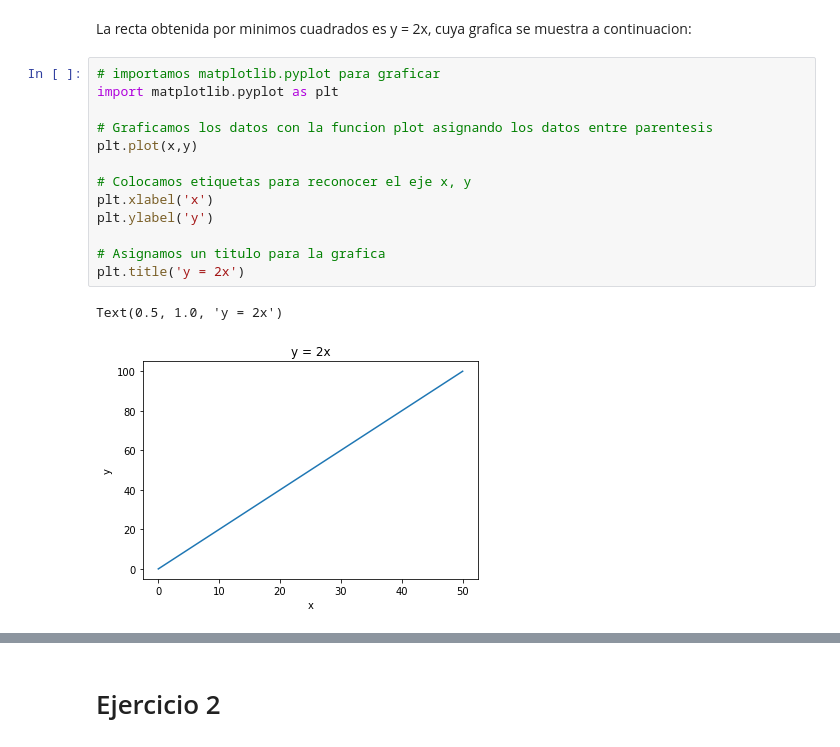
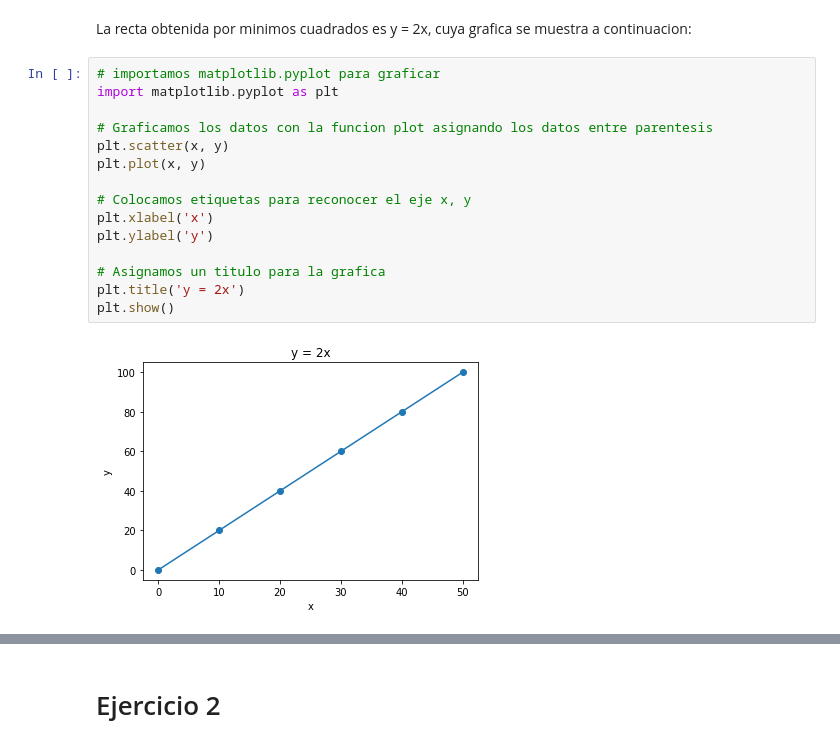
Before and after one commit to Ricardo-Gomez-4-113/Control-inteligente, a Jupyter notebook: Control_Inteligente.ipynb, the cells around one changed output, grey strips where cells are left out. Saved outputs shown, nothing was run; the diff lists cells and outputs as text.

```diff
--- a/Control_Inteligente.ipynb
+++ b/Control_Inteligente.ipynb
@@ -303,16 +307,17 @@ La recta obtenida por minimos cuadrados es y = 2x, cuya grafica se muestra a con
 # %%
 # importamos matplotlib.pyplot para graficar
 import matplotlib.pyplot as plt
 
 # Graficamos los datos con la funcion plot asignando los datos entre parentesis
-plt.plot(x,y)
+plt.scatter(x, y)
+plt.plot(x, y)
 
 # Colocamos etiquetas para reconocer el eje x, y
 plt.xlabel('x')
 plt.ylabel('y')
 
 # Asignamos un titulo para la grafica
 plt.title('y = 2x')
+plt.show()
 # %% [output]
-Text(0.5, 1.0, 'y = 2x')
-[figure, old version]
+[figure, new version]
```
Also changed, not shown: parts of 38 cells of this notebook.
